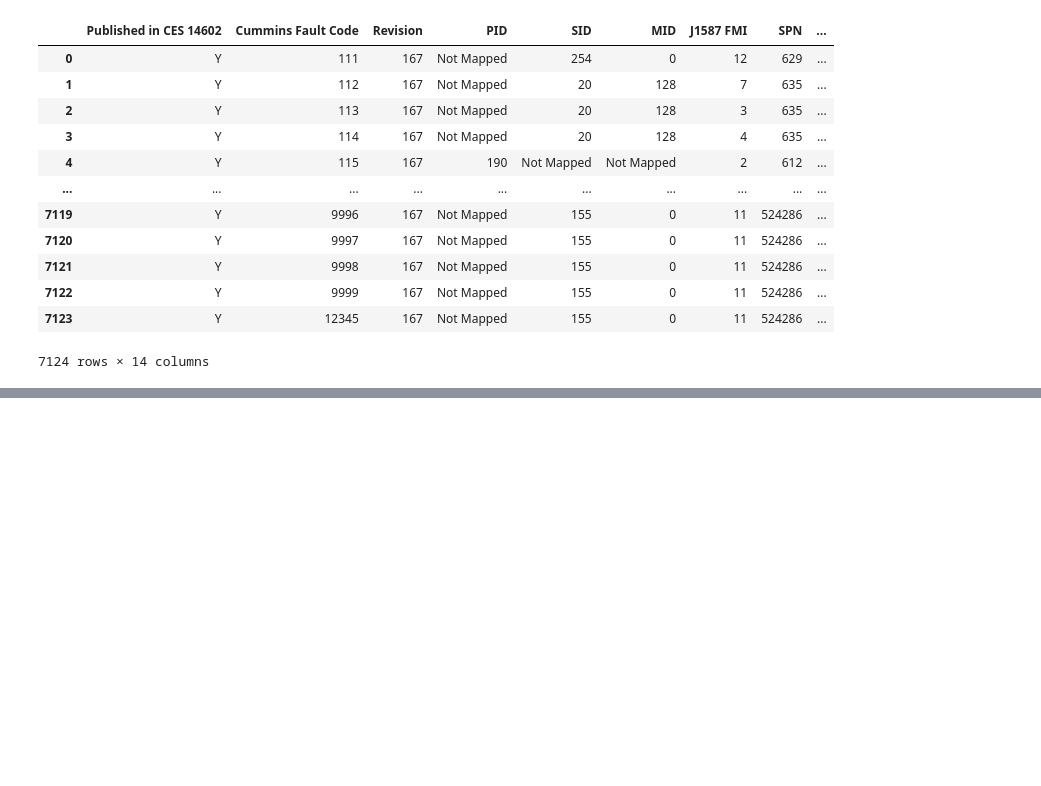
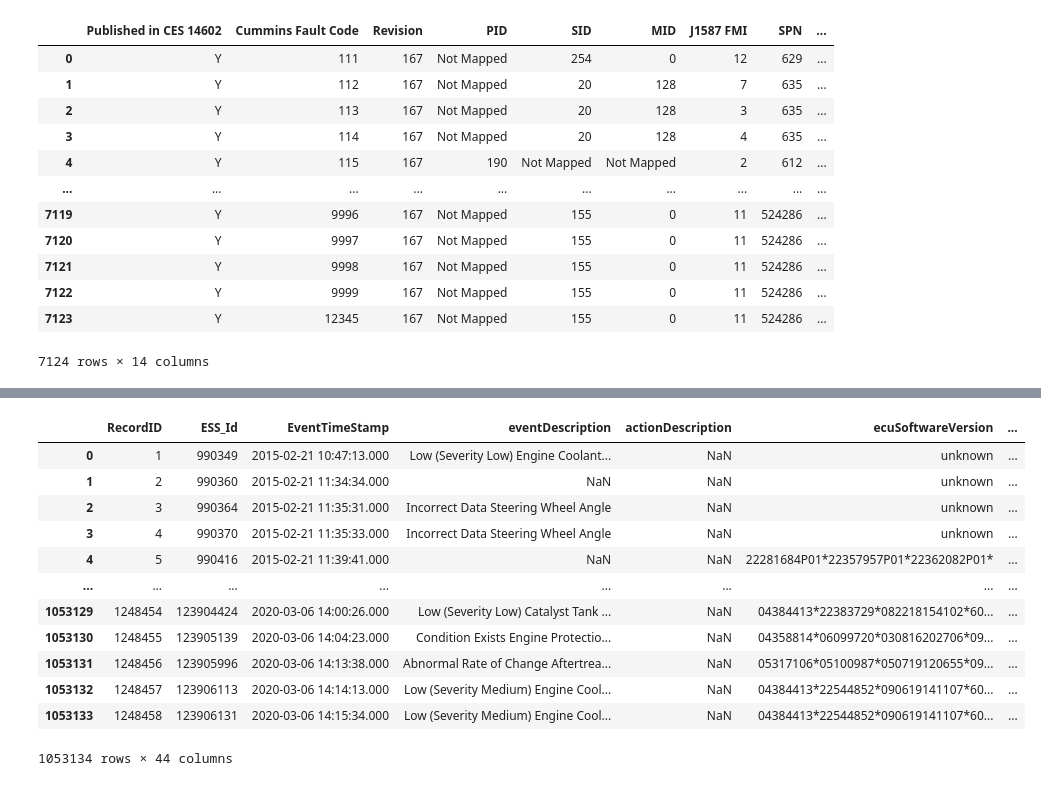
Before and after one commit to ashamaheshwari/big_g_express-predicting-derates, a Jupyter notebook: notebooks/big_g.ipynb, the cells around one changed output, grey strips where cells are left out. Drawn from its saved outputs; the diff is of its cells as text; code cells hidden in the pictures; blank space fills up the shorter version.

Commit message:
data filtered to fault_diag

```diff
--- a/notebooks/big_g.ipynb
+++ b/notebooks/big_g.ipynb
@@ -75,9 +65,10 @@ fault_codes
 7124 rows × 14 columns
 # %%
 # Define the service locations
-service_locations = [(36.0666667, -86.4347222), (35.5883333, -86.4438888), (36.1950, -83.174722)]
+#service_locations = [(36.0666667, -86.4347222), (35.5883333, -86.4438888), (36.1950, -83.174722)]
 # Filter out faults occurring in the vicinity of service locations
-for loc in service_locations:
-    faults = faults[(np.abs(faults['Latitude'] - loc[0]) > 0.1) | (np.abs(faults['Longitude'] - loc[1]) > 0.1)]
+#for loc in service_locations:
+    #faults = faults[(np.abs(faults['Latitude'] - loc[0]) > 0.5) | (np.abs(faults['Longitude'] - loc[1]) > 0.5)]
 # Filter out faults where the EquipmentID has more than 5 characters
-faults = faults[faults['EquipmentID'].str.len() <= 5]
+#faults = faults[faults['EquipmentID'].str.len() <= 5]
+#faults
@@ -99,0 +75,13 @@ faults
+# %%
+# Define the service locations
+service_locations = [(36.0666667, -86.4347222), (35.5883333, -86.4438888), (36.1950, -83.174722)]
+
+# Filter out faults occurring within 1 mile of service locations
+for loc in service_locations:
+    lat_mile = 1/69 # Convert 1 mile to degrees of latitude
+    lon_mile = 1/(69*np.cos(np.radians(loc[0]))) # Convert 1 mile to degrees of longitude at the given latitude
+    faults = faults[(np.abs(faults['Latitude'] - loc[0]) > lat_mile) | (np.abs(faults['Longitude'] - loc[1]) > lon_mile)]
+
+# Filter out faults where the EquipmentID has more than 5 characters
+faults = faults[faults['EquipmentID'].str.len() <= 5]
+faults
@@ -99,0 +102,24 @@ faults
+# %%
+wide_vdod = vdod.pivot(index='FaultId', columns='Name', values='Value')
+# %%
+fault_diag = pd.merge(left = faults,
+         right = wide_vdod,
+         left_on = 'RecordID',
+         right_on = 'FaultId'
+        )
+# %%
+fault_diag
+# %% [output]
+|  | RecordID | ESS_Id | EventTimeStamp | eventDescription | actionDescription | ecuSoftwareVersion | ... |
+| 0 | 1 | 990349 | 2015-02-21 10:47:13.000 | Low (Severity Low) Engine Coolant... | NaN | unknown | ... |
+| 1 | 2 | 990360 | 2015-02-21 11:34:34.000 | NaN | NaN | unknown | ... |
+| 2 | 3 | 990364 | 2015-02-21 11:35:31.000 | Incorrect Data Steering Wheel Angle | NaN | unknown | ... |
+| 3 | 4 | 990370 | 2015-02-21 11:35:33.000 | Incorrect Data Steering Wheel Angle | NaN | unknown | ... |
+| 4 | 5 | 990416 | 2015-02-21 11:39:41.000 | NaN | NaN | 22281684P01*22357957P01*22362082P01* | ... |
+| ... | ... | ... | ... | ... | ... | ... | ... |
+| 1053129 | 1248454 | 123904424 | 2020-03-06 14:00:26.000 | Low (Severity Low) Catalyst Tank ... | NaN | 04384413*22383729*082218154102*60... | ... |
+| 1053130 | 1248455 | 123905139 | 2020-03-06 14:04:23.000 | Condition Exists Engine Protectio... | NaN | 04358814*06099720*030816202706*09... | ... |
+| 1053131 | 1248456 | 123905996 | 2020-03-06 14:13:38.000 | Abnormal Rate of Change Aftertrea... | NaN | 05317106*05100987*050719120655*09... | ... |
+| 1053132 | 1248457 | 123906113 | 2020-03-06 14:14:13.000 | Low (Severity Medium) Engine Cool... | NaN | 04384413*22544852*090619141107*60... | ... |
+| 1053133 | 1248458 | 123906131 | 2020-03-06 14:15:34.000 | Low (Severity Medium) Engine Cool... | NaN | 04384413*22544852*090619141107*60... | ... |
+1053134 rows × 44 columns
```
Also changed, not shown: parts of 6 cells of this notebook.
